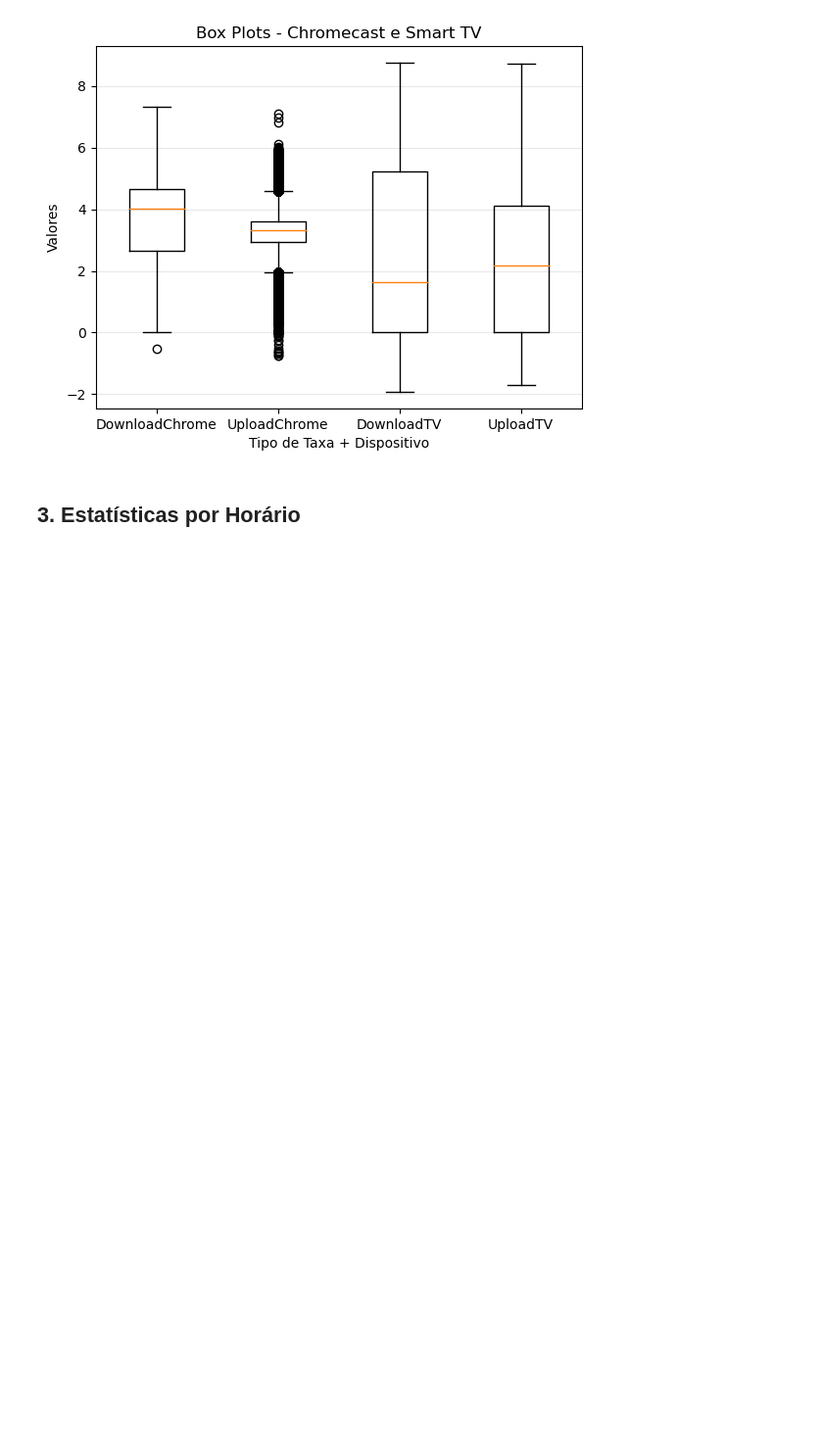
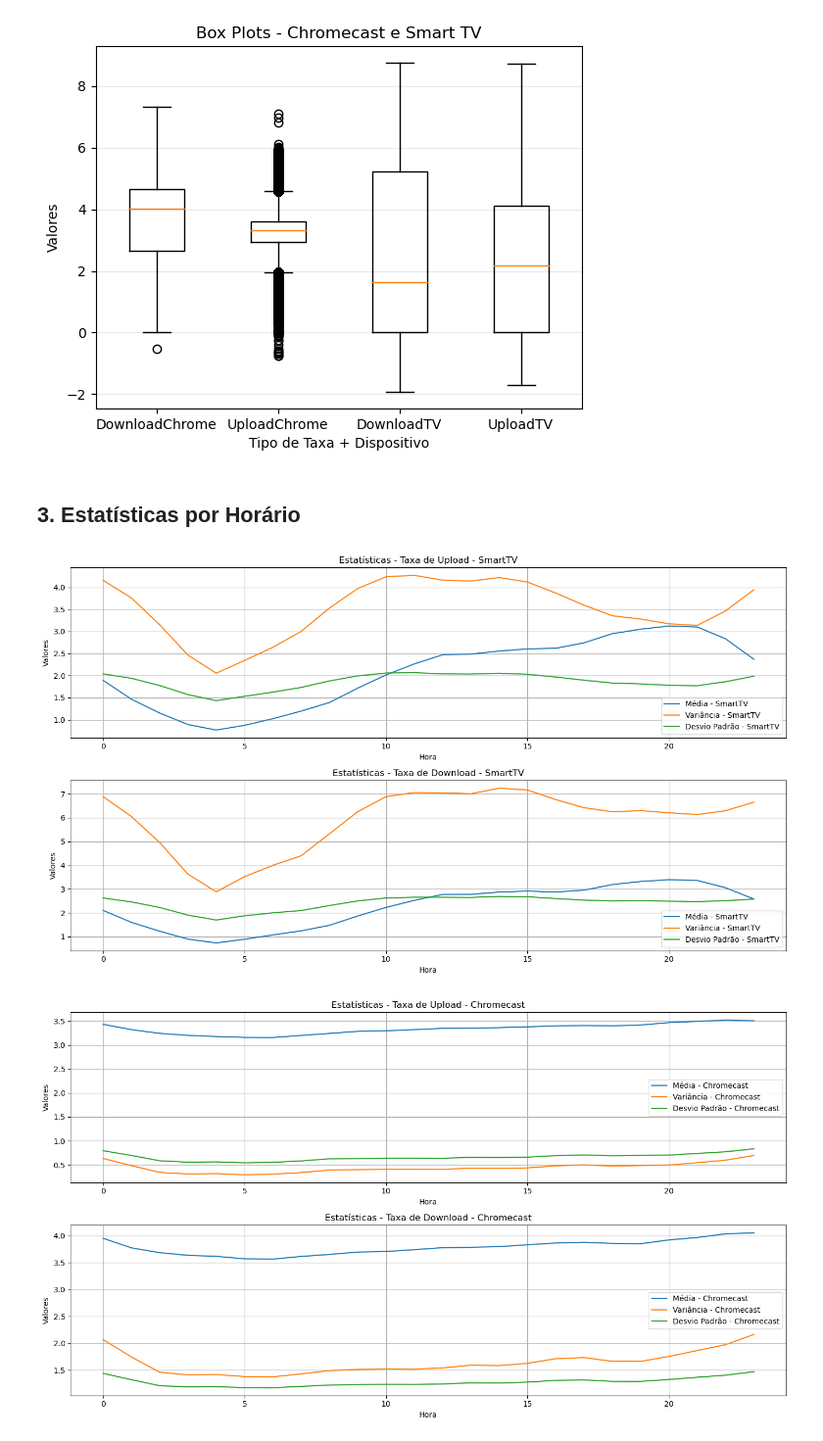
Before and after one commit to carol-santiago/Estat-stica-Projeto-Final, a Jupyter notebook: main.ipynb, the cells around one changed output. Shown at 98% size. Drawn from its saved outputs; the diff is of its cells as text; code cells hidden in the pictures; blank space fills up the shorter version.

```diff
--- a/main.ipynb
+++ b/main.ipynb
@@ -156,33 +173,38 @@ def plot_statistics(df, label):
     plt.plot(result_stats['hour'], result_stats[('bytes_up', 'var')], label=f'Variância - {label}')
     plt.plot(result_stats['hour'], result_stats[('bytes_up', 'std')], label=f'Desvio Padrão - {label}')
     plt.title(f'Estatísticas - Taxa de Upload - {label}')
     plt.xlabel('Hora')
     plt.ylabel('Valores')
     plt.legend()
+    plt.grid()
 
     # Taxa de Download
     plt.subplot(2, 1, 2)
     plt.plot(result_stats['hour'], result_stats[('bytes_down', 'mean')], label=f'Média - {label}')
     plt.plot(result_stats['hour'], result_stats[('bytes_down', 'var')], label=f'Variância - {label}')
     plt.plot(result_stats['hour'], result_stats[('bytes_down', 'std')], label=f'Desvio Padrão - {label}')
     plt.title(f'Estatísticas - Taxa de Download - {label}')
     plt.xlabel('Hora')
     plt.ylabel('Valores')
     plt.legend()
+    plt.grid()
 
     plt.tight_layout()
     plt.savefig(f'output_data/3_stats_p_hora/stats_{label}.png')
     plt.show()
 
 
 label_smarttv = 'SmartTV'
 label_chromecast = 'Chromecast'
 
 # Chama a função para gerar os gráficos para Smart TV
 plot_statistics(df_smarttv, label_smarttv)
 
 # Chama a função para gerar os gráficos para Chromecast
 plot_statistics(df_chromecast, label_chromecast)
+# %% [output]
+[figure, added]
+[figure, added]
 # %%
 def plot_hourly_boxplots(df, device, column):
 
```
Also changed, not shown: parts of 13 cells of this notebook, 16 other files.
